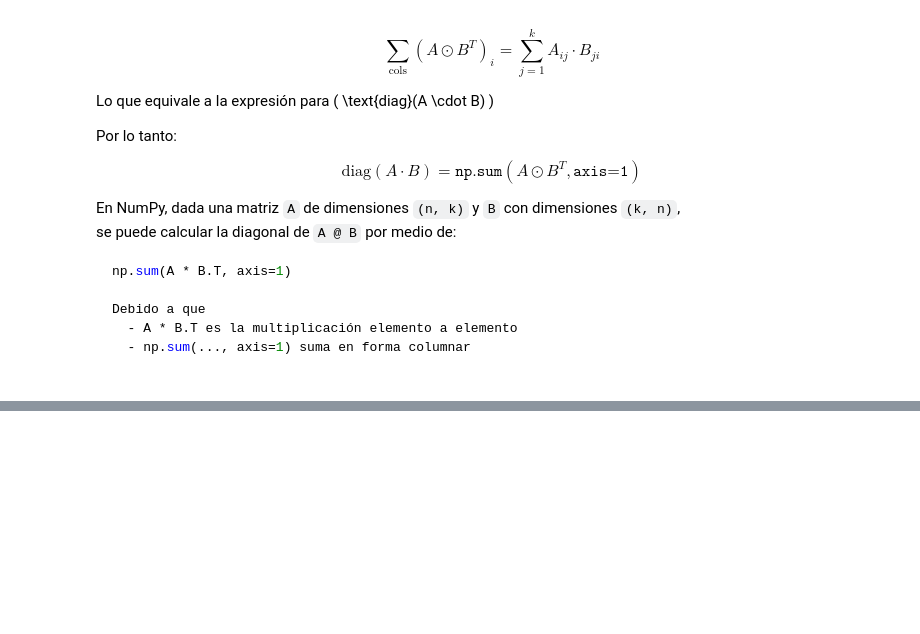
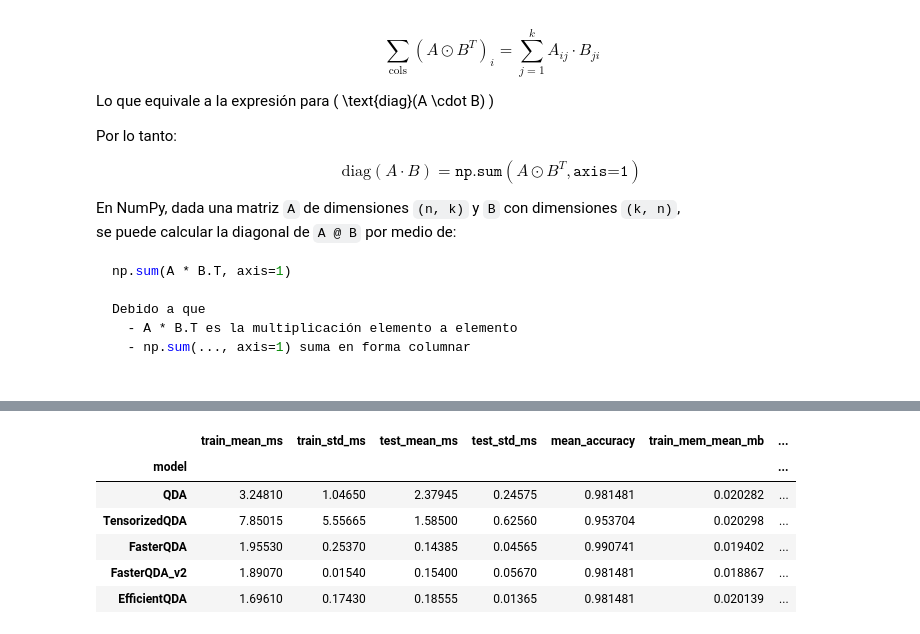
Before and after one commit to martinbrocca/CEIA-AMIA-TP1, a Jupyter notebook: AMIA_2025_TP1.ipynb, the cells around one changed output, grey strips where cells are left out. Saved outputs shown, nothing was run; the diff lists cells and outputs as text; code cells hidden in the pictures; blank space fills up the shorter version.

Commit message:
Nueva FasterQDA y EfficientQDA

```diff
--- a/AMIA_2025_TP1.ipynb
+++ b/AMIA_2025_TP1.ipynb
@@ -784,0 +1001,10 @@ Debido a que
+# %%
+b.summary()
+# %% [output]
+|  | train_mean_ms | train_std_ms | test_mean_ms | test_std_ms | mean_accuracy | train_mem_mean_mb | ... |
+| model |  |  |  |  |  |  | ... |
+| QDA | 3.24810 | 1.04650 | 2.37945 | 0.24575 | 0.981481 | 0.020282 | ... |
+| TensorizedQDA | 7.85015 | 5.55665 | 1.58500 | 0.62560 | 0.953704 | 0.020298 | ... |
+| FasterQDA | 1.95530 | 0.25370 | 0.14385 | 0.04565 | 0.990741 | 0.019402 | ... |
+| FasterQDA_v2 | 1.89070 | 0.01540 | 0.15400 | 0.05670 | 0.981481 | 0.018867 | ... |
+| EfficientQDA | 1.69610 | 0.17430 | 0.18555 | 0.01365 | 0.981481 | 0.020139 | ... |
```
Also changed, not shown: parts of 14 cells of this notebook.
